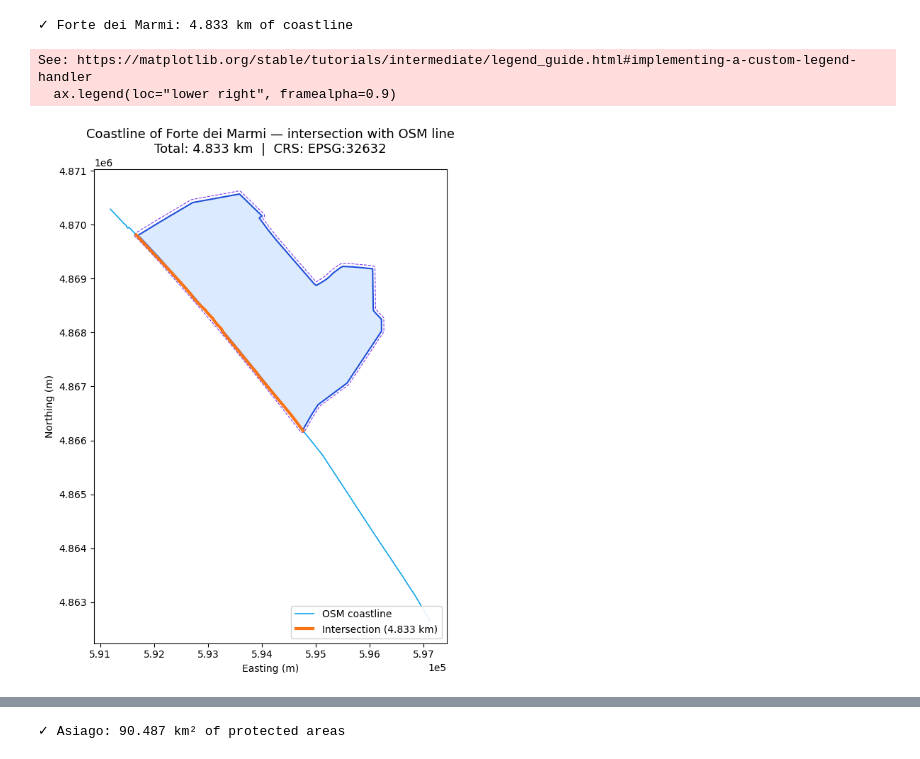
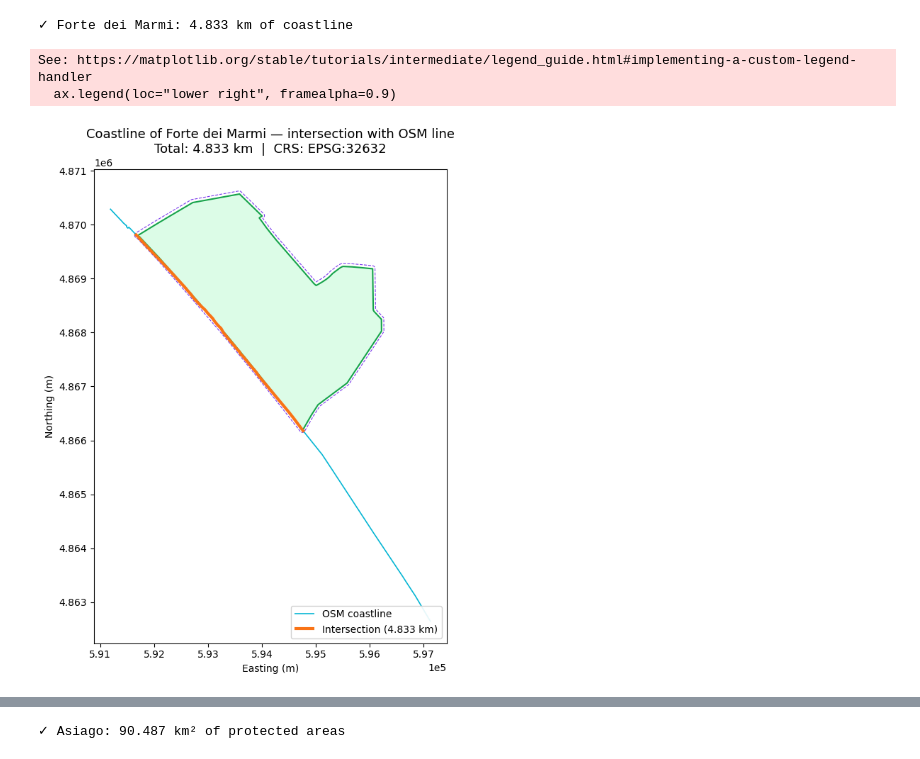
Before and after one commit to 01andreabattaglia/Geospatial_Analysis, a Jupyter notebook: plots.ipynb, the cells around one changed output, grey strips where cells are left out. Drawn from its saved outputs; the diff is of its cells as text; code cells hidden in the pictures.

```diff
--- a/plots.ipynb
+++ b/plots.ipynb
@@ -50,39 +50,39 @@ print(f"✓ {TARGET_MUNICIPALITY}: {total_km:.3f} km of coastline")
 fig, ax = plt.subplots(figsize=(10, 8))
 
 gpd.GeoSeries([municipality_geom], crs=METRIC_CRS).plot(
-    ax=ax, facecolor="#dbeafe", edgecolor="#1d4ed8",
+    ax=ax, facecolor="#dcfce7", edgecolor="#16a34a",
     linewidth=1.5, zorder=1, label=TARGET_MUNICIPALITY
 )
 gpd.GeoSeries([municipality_buffered], crs=METRIC_CRS).plot(
     ax=ax, facecolor="none", edgecolor="#7c3aed",
     linewidth=0.8, linestyle="--", zorder=2,
     label=f"Buffer {BOUNDARY_BUFFER_METERS} m"
 )
 coast[coast.intersects(municipality_buffered.envelope)].plot(
-    ax=ax, color="#0ea5e9", linewidth=1.2, zorder=3, label="OSM coastline"
+    ax=ax, color="#06b6d4", linewidth=1.2, zorder=3, label="OSM coastline"
 )
 if not coast_intersection.empty:
     gpd.GeoDataFrame(coast_intersection, crs=METRIC_CRS).plot(
         ax=ax, color="#f97316", linewidth=3, zorder=4,
         label=f"Intersection ({total_km:.3f} km)"
     )
 
 ax.set_title(
     f"Coastline of {TARGET_MUNICIPALITY} — intersection with OSM line\n"
     f"Total: {total_km:.3f} km  |  CRS: {METRIC_CRS}",
     fontsize=13
 )
 ax.set_xlabel("Easting (m)")
 ax.set_ylabel("Northing (m)")
 ax.legend(loc="lower right", framealpha=0.9)
 ax.ticklabel_format(style="sci", scilimits=(0, 0), axis="both")
 plt.tight_layout()
 plt.show()
 # %% [output]
 ✓ Forte dei Marmi: 4.833 km of coastline
 See: https://matplotlib.org/stable/tutorials/intermediate/legend_guide.html#implementing-a-custom-legend-handler
   ax.legend(loc="lower right", framealpha=0.9)
-[figure, old version]
+[figure, new version]
 # %%
 import geopandas as gpd
 import matplotlib.pyplot as plt
```
Also changed, not shown: parts of 1 cell of this notebook, 2 other files.
